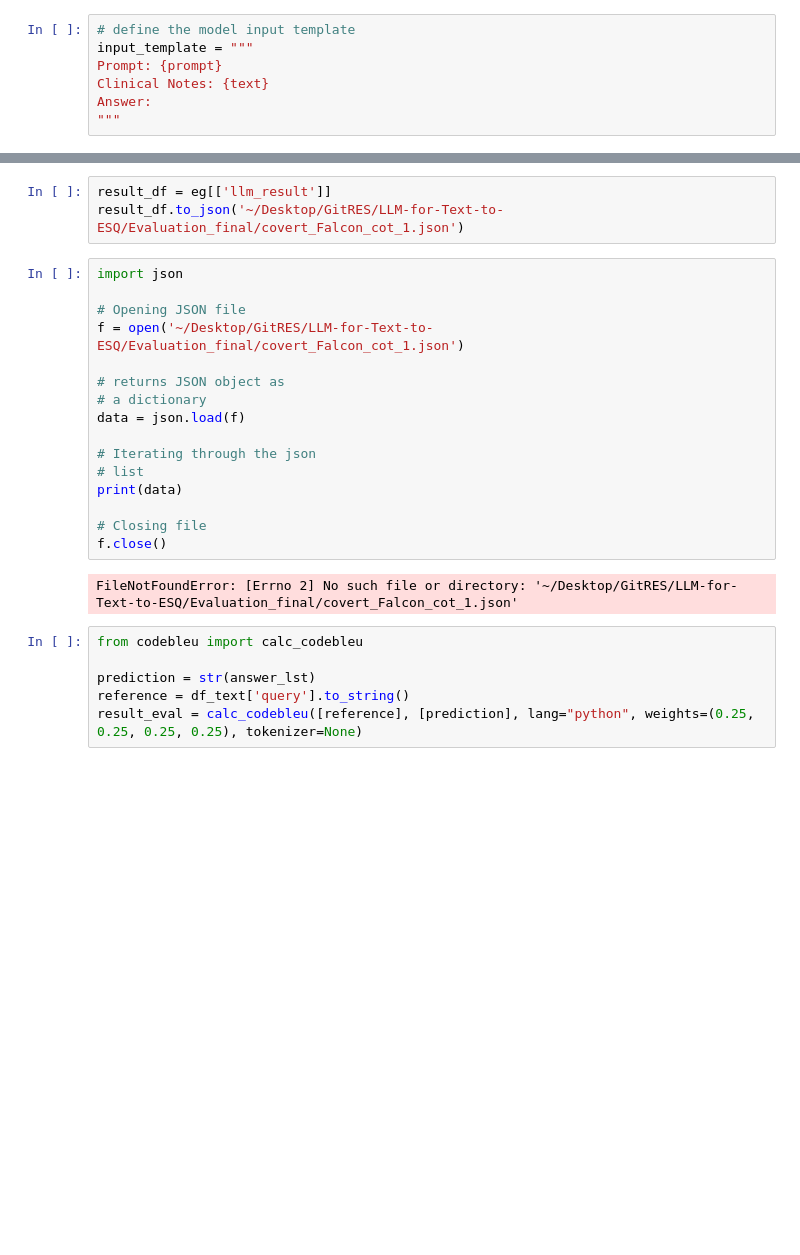
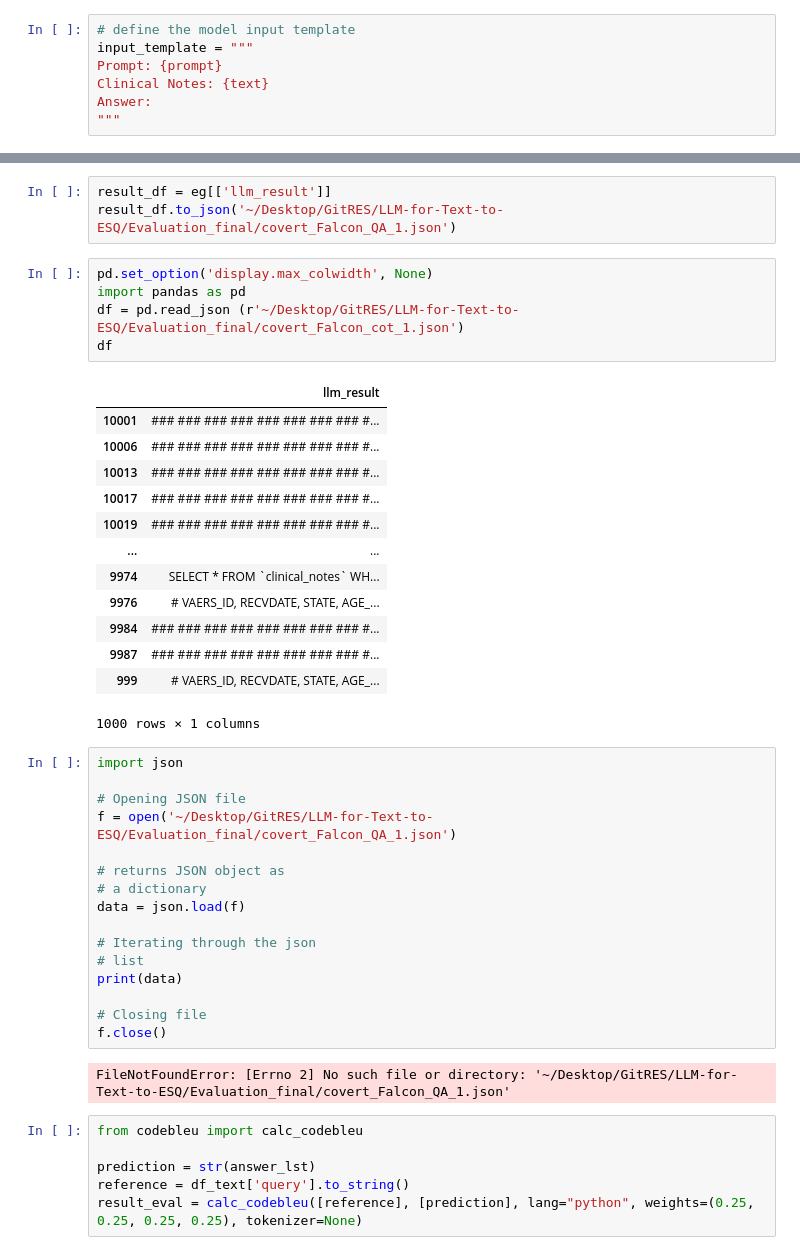
Before and after one commit to SteveZwl/LLM-for-Text-to-ESQ, a Jupyter notebook: LLM Model/Falcon-7b/Falcon-7b.ipynb, the cells around one changed output, grey strips where cells are left out. Saved outputs shown, nothing was run; the diff lists cells and outputs as text; blank space fills up the shorter version.

```diff
--- a/LLM Model/Falcon-7b/Falcon-7b.ipynb
+++ b/LLM Model/Falcon-7b/Falcon-7b.ipynb
@@ -157,12 +160,31 @@ eg['llm_result']
 Name: llm_result, Length: 1000, dtype: object
 # %%
 result_df = eg[['llm_result']]
-result_df.to_json('~/Desktop/GitRES/LLM-for-Text-to-ESQ/Evaluation_final/covert_Falcon_cot_1.json')
+result_df.to_json('~/Desktop/GitRES/LLM-for-Text-to-ESQ/Evaluation_final/covert_Falcon_QA_1.json')
+# %%
+pd.set_option('display.max_colwidth', None)
+import pandas as pd
+df = pd.read_json (r'~/Desktop/GitRES/LLM-for-Text-to-ESQ/Evaluation_final/covert_Falcon_cot_1.json')
+df
+# %% [output]
+|  | llm_result |
+| 10001 | ### ### ### ### ### ### ### ### #... |
+| 10006 | ### ### ### ### ### ### ### ### #... |
+| 10013 | ### ### ### ### ### ### ### ### #... |
+| 10017 | ### ### ### ### ### ### ### ### #... |
+| 10019 | ### ### ### ### ### ### ### ### #... |
+| ... | ... |
+| 9974 | SELECT * FROM `clinical_notes` WH... |
+| 9976 | # VAERS_ID, RECVDATE, STATE, AGE_... |
+| 9984 | ### ### ### ### ### ### ### ### #... |
+| 9987 | ### ### ### ### ### ### ### ### #... |
+| 999 | # VAERS_ID, RECVDATE, STATE, AGE_... |
+1000 rows × 1 columns
 # %%
 import json
 
 # Opening JSON file
-f = open('~/Desktop/GitRES/LLM-for-Text-to-ESQ/Evaluation_final/covert_Falcon_cot_1.json')
+f = open('~/Desktop/GitRES/LLM-for-Text-to-ESQ/Evaluation_final/covert_Falcon_QA_1.json')
 
 # returns JSON object as
 # a dictionary
@@ -175,7 +197,7 @@ print(data)
 # Closing file
 f.close()
 # %% [output]
-FileNotFoundError: [Errno 2] No such file or directory: '~/Desktop/GitRES/LLM-for-Text-to-ESQ/Evaluation_final/covert_Falcon_cot_1.json'
+FileNotFoundError: [Errno 2] No such file or directory: '~/Desktop/GitRES/LLM-for-Text-to-ESQ/Evaluation_final/covert_Falcon_QA_1.json'
 # %%
 from codebleu import calc_codebleu
 
```
Also changed, not shown: parts of 3 cells of this notebook, 34 other files.
